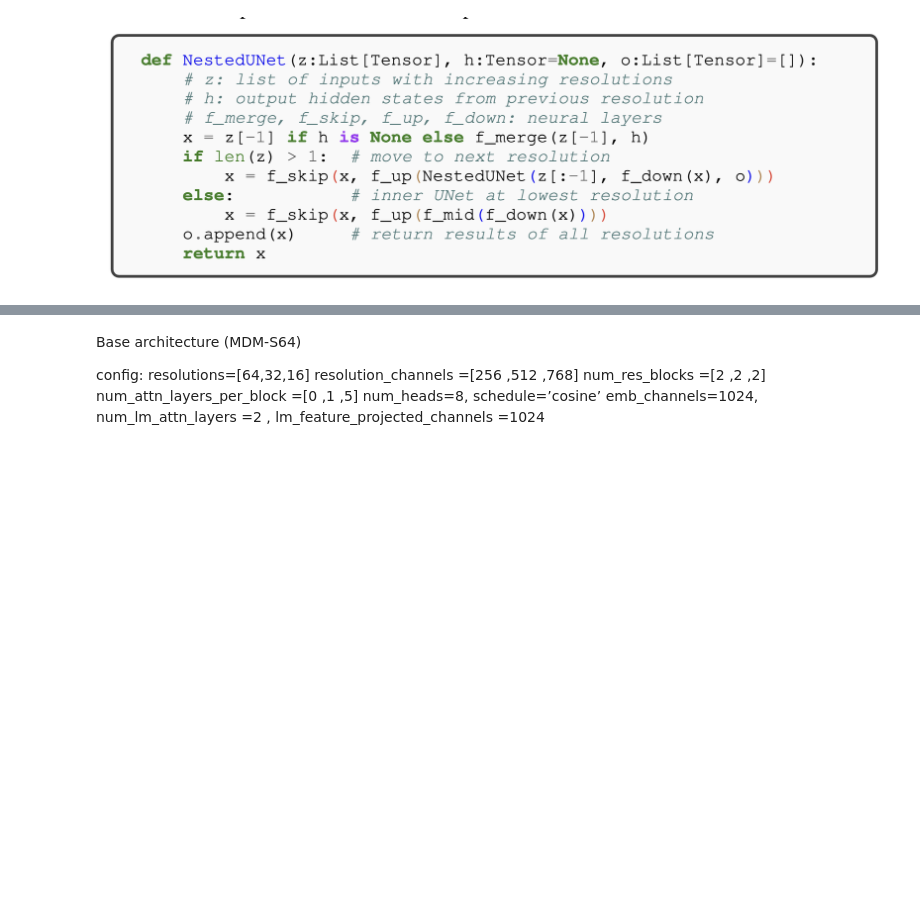
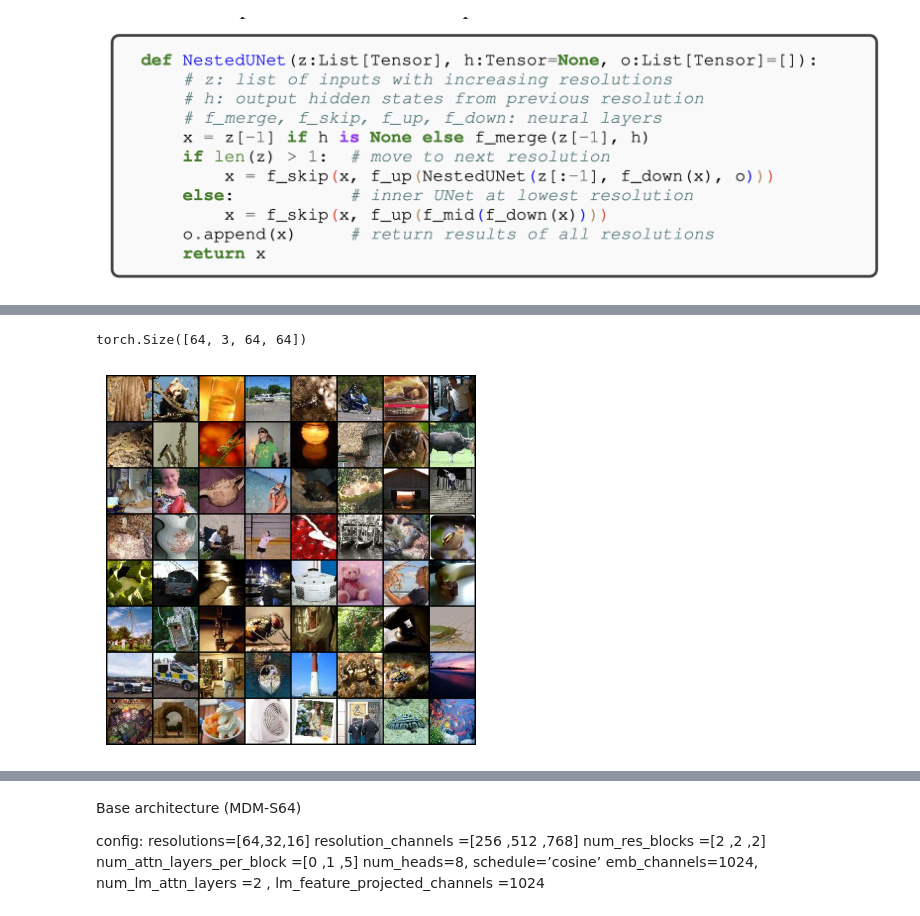
Before and after one commit to PavelPaha/Matryoshka-Diffusion, a Jupyter notebook: experiments/unet.ipynb, the cells around one changed output, grey strips where cells are left out. Cells and saved outputs as stored; diff of their text form; code cells hidden in the pictures; blank space fills up the shorter version.

```diff
--- a/experiments/unet.ipynb
+++ b/experiments/unet.ipynb
@@ -13,0 +25,4 @@ from typing import List
+# %%
+from datasets.tiny_img import tiny_img_dataset
+
+val_dataser = tiny_img_dataset.TinyImagenetValRAM(str(data_path/'tiny-imagenet-200/val'), transform=transforms.ToTensor())
@@ -14,3 +70,10 @@ from typing import List
+# %%
+images, labels = next(iter(val_dataset))
+print(images.shape)
+imshow(torchvision.utils.make_grid(images))
+# %% [output]
+torch.Size([64, 3, 64, 64])
+[figure, added]
 # %%
 class NestedUNet(nn.Module):
     pass
```
Also changed, not shown: parts of 23 cells of this notebook, 5 other files.
